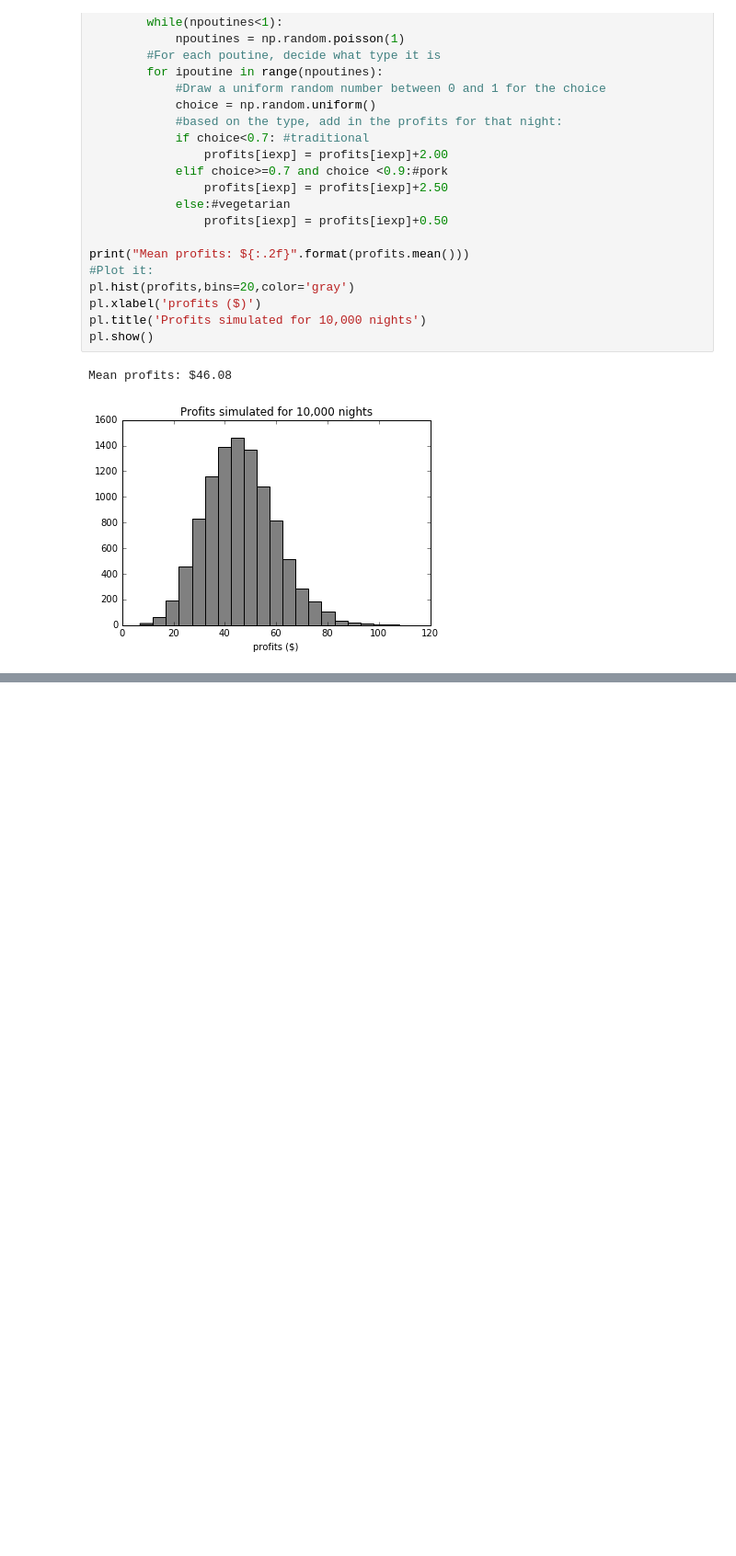
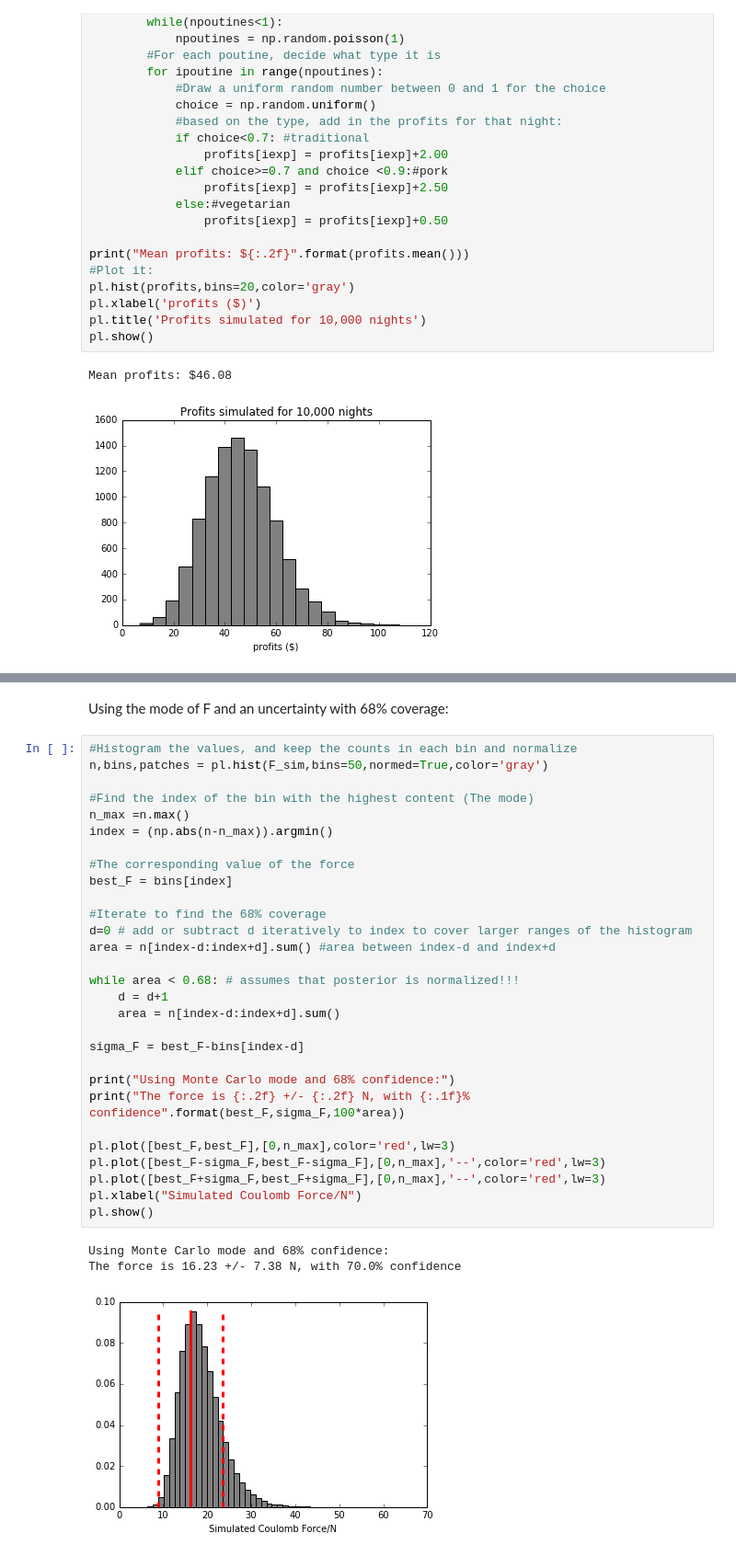
Before and after one commit to OSTP/DataAndErrorAnalysis, a Jupyter notebook: notebooks/Chapter10_Statistics_MonteCarlo.ipynb, the cells around one changed output, grey strips where cells are left out. Shown: that part at 92% size. Saved outputs shown, nothing was run; the diff lists cells and outputs as text; blank space fills up the shorter version.

```diff
--- a/notebooks/Chapter10_Statistics_MonteCarlo.ipynb
+++ b/notebooks/Chapter10_Statistics_MonteCarlo.ipynb
@@ -163,0 +278,35 @@ Mean profits: $46.08
+# %% [markdown]
+Using the mode of F and an uncertainty with 68% coverage:
+# %%
+#Histogram the values, and keep the counts in each bin and normalize
+n,bins,patches = pl.hist(F_sim,bins=50,normed=True,color='gray')
+
+#Find the index of the bin with the highest content (The mode)
+n_max =n.max()
+index = (np.abs(n-n_max)).argmin()
+
+#The corresponding value of the force
+best_F = bins[index]
+
+#Iterate to find the 68% coverage
+d=0 # add or subtract d iteratively to index to cover larger ranges of the histogram
+area = n[index-d:index+d].sum() #area between index-d and index+d
+
+while area < 0.68: # assumes that posterior is normalized!!!
+    d = d+1
+    area = n[index-d:index+d].sum()
+
+sigma_F = best_F-bins[index-d]
+
+print("Using Monte Carlo mode and 68% confidence:")
+print("The force is {:.2f} +/- {:.2f} N, with {:.1f}% confidence".format(best_F,sigma_F,100*area))
+
+pl.plot([best_F,best_F],[0,n_max],color='red',lw=3)
+pl.plot([best_F-sigma_F,best_F-sigma_F],[0,n_max],'--',color='red',lw=3)
+pl.plot([best_F+sigma_F,best_F+sigma_F],[0,n_max],'--',color='red',lw=3)
+pl.xlabel("Simulated Coulomb Force/N")
+pl.show()
+# %% [output]
+Using Monte Carlo mode and 68% confidence:
+The force is 16.23 +/- 7.38 N, with 70.0% confidence
+[figure, added]
```
Also changed, not shown: parts of 10 cells of this notebook, 11 other files.
